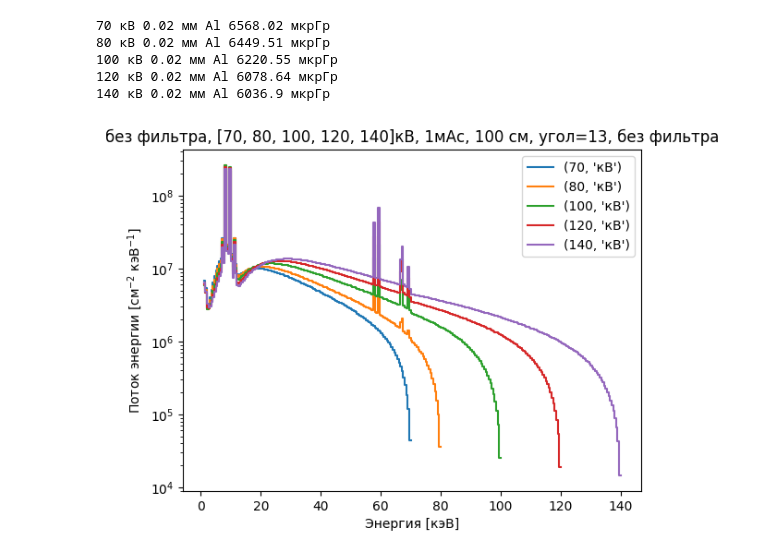
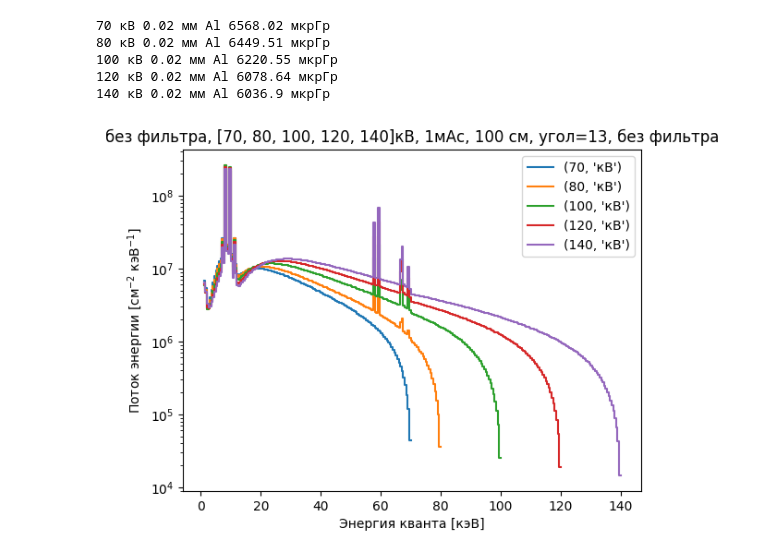
Before and after one commit to integrator942/X_ray_tube, a Jupyter notebook: task.ipynb, the cells around one changed output. Drawn from its saved outputs; the diff is of its cells as text; code cells hidden in the pictures.

```diff
--- a/task.ipynb
+++ b/task.ipynb
@@ -4,30 +4,30 @@ import matplotlib.pyplot as plt # Import pyplot for plotting
 # %%
 #mas можно задавать в функции, миллиампер-секунда
 #Вольфрамовый анод, спектры в зависимости от напряжения
 #1 мА*с, 100 см
 #Варьируем напряжение на аноде без фильтра
 s=sp.Spek (kvp=100, th=13, targ='W', z=100) #Расстояние в сантиметрах
 
 for pot in [70, 80, 100, 120, 140]:
     s.set(kvp=pot)
     k, phi_k= s.get_spectrum (edges=True)
     plt.plot(k, phi_k, label=(pot, 'кВ'))
     hvl=s.get_hvl1() #Расчёт слоя половинного ослабления. По умолчанию - Алюминий
     kerm=s.get_kerma() # Поглощённая доза в воздухе?
     print (pot, "кВ", round (hvl,2), "мм Al", round (kerm,2), "мкрГр")
-plt.xlabel('Энергия [кэВ]')
+plt.xlabel('Энергия кванта [кэВ]')
 plt.ylabel('Поток энергии [см$^{-2}$ кэВ$^{-1}$]')
 plt.yscale('log')
 plt.legend()
 plt.title('без фильтра, [70, 80, 100, 120, 140]кВ, 1мАс, 100 см, угол=13, без фильтра')
 plt.show()
 # %% [output]
 70 кВ 0.02 мм Al 6568.02 мкрГр
 80 кВ 0.02 мм Al 6449.51 мкрГр
 100 кВ 0.02 мм Al 6220.55 мкрГр
 120 кВ 0.02 мм Al 6078.64 мкрГр
 140 кВ 0.02 мм Al 6036.9 мкрГр
-[figure, old version]
+[figure, new version]
 # %%
 #Варьируем напряжение на аноде с фильтром
 s=sp.Spek (kvp=100, th=13, targ='W', z=100)
```
Also changed, not shown: parts of 9 cells of this notebook.
